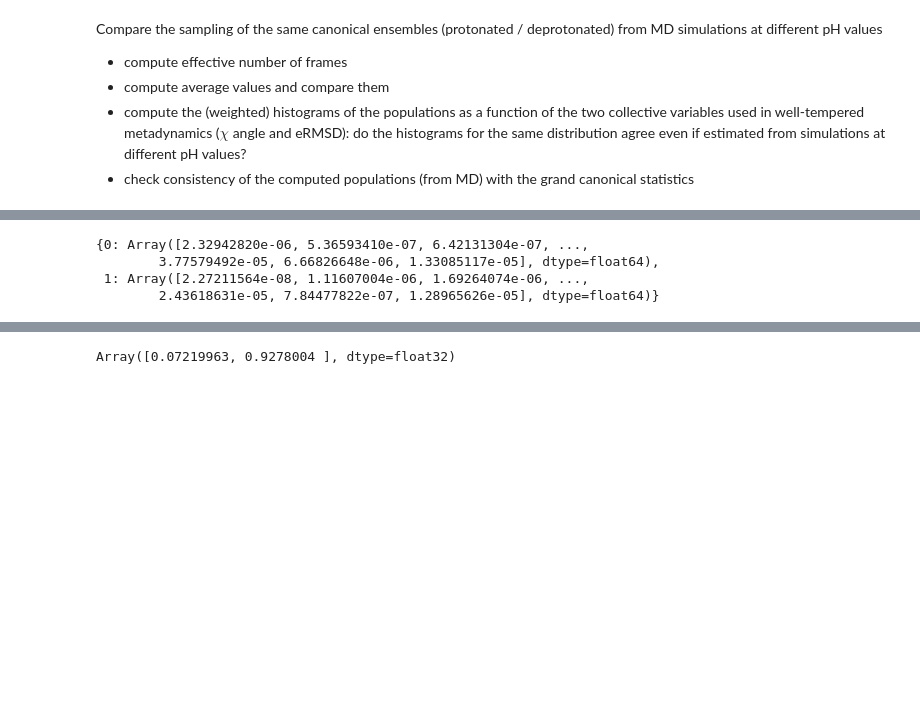
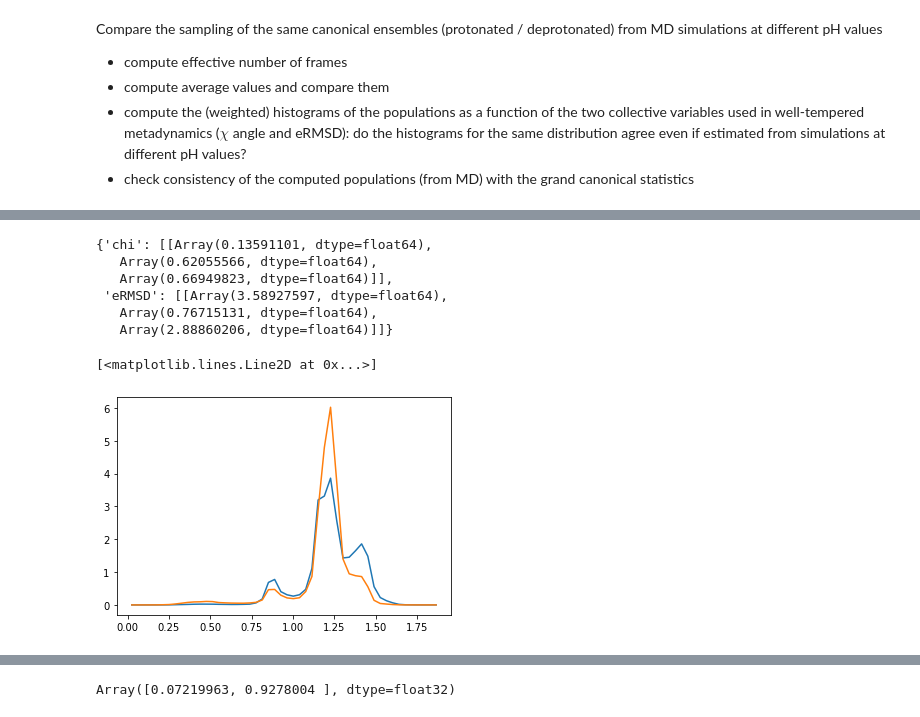
Before and after one commit to Tomfersil/pH-integration, a Jupyter notebook: ph_refine.ipynb, the cells around one changed output, grey strips where cells are left out. Saved outputs shown, nothing was run; the diff lists cells and outputs as text; code cells hidden in the pictures; blank space fills up the shorter version.

Commit message:
implementing compute_consistency function

```diff
--- a/ph_refine.ipynb
+++ b/ph_refine.ipynb
@@ -493,5 +493,7 @@ now, let's use the previous cells to implement a function `load_ph_data` that ha
 # %%
 from ph_refine import load_ph_data
 # %%
-data = load_ph_data(path = 'Simulation-data', mol_name = 'A3mer', obs_names = ['chi', 'eRMSD'],
-                 ph_vals = [3.00, 3.50, 4.00], ref_ph = 4.00, g_exp = None, sigma_exp = None)
+ph_vals = {'A3mer' : [3.00, 3.50, 4.00], 'A5mer' : [3.50, 4.00, 4.50]}
+
+data = load_ph_data(path='Simulation-data', mol_name='A3mer', obs_names=['chi', 'eRMSD'],
+                 ph_vals=ph_vals['A3mer'], ref_ph=4.00, g_exp=None, sigma_exp=None)
@@ -505,8 +527,3 @@ Compare the sampling of the same canonical ensembles (protonated / deprotonated)
 - compute average values and compare them
 - compute the (weighted) histograms of the populations as a function of the two collective variables used in well-tempered metadynamics ($\chi$ angle and eRMSD): do the histograms for the same distribution agree even if estimated from simulations at different pH values?
 - check consistency of the computed populations (from MD) with the grand canonical statistics
-# %%
-split_weights = {}
-
-for n_prot in data.ns_prot:
-    split_weights[n_prot] = []
@@ -597,9 +608,0 @@ eff_n_frames
-# %%
-n_prot = 0
-
-data.p0s[n_prot][0 : data.legend_weights[n_prot][1]]
-# %% [output]
-{0: Array([2.32942820e-06, 5.36593410e-07, 6.42131304e-07, ...,
-        3.77579492e-05, 6.66826648e-06, 1.33085117e-05], dtype=float64),
- 1: Array([2.27211564e-08, 1.11607004e-06, 1.69264074e-06, ...,
-        2.43618631e-05, 7.84477822e-07, 1.28965626e-05], dtype=float64)}
@@ -605,0 +644,21 @@ data.p0s[n_prot][0 : data.legend_weights[n_prot][1]]
+# %%
+def compute_dkl(p, p0, if_zero = False):
+    """
+    Compute the Kullback-Leibler divergence between `p` and `p0`.
+    If `if_zero` is True, then remove from `p` and `p0` the points with `p0 = 0` so that no `inf` value
+    will be returned. To check that this modification is just due to statistical fluctuation, return also
+    the total removed probability.
+    """
+
+    p0 = p0[p != 0]
+    p = p[p != 0]
+
+    if if_zero:
+        tot = np.sum(p[p0 == 0])
+        p = p[p0 != 0]
+        p0 = p0[p0 != 0]
+
+    dkl = np.sum(p*np.log(p/p0))
+
+    if if_zero: return dkl, tot
+    else: return dkl
@@ -605,0 +708,15 @@ data.p0s[n_prot][0 : data.legend_weights[n_prot][1]]
+# %%
+my_dkls
+# %% [output]
+{'chi': [[Array(0.13591101, dtype=float64),
+   Array(0.62055566, dtype=float64),
+   Array(0.66949823, dtype=float64)]],
+ 'eRMSD': [[Array(3.58927597, dtype=float64),
+   Array(0.76715131, dtype=float64),
+   Array(2.88860206, dtype=float64)]]}
+# %%
+plt.plot(my_bins['eRMSD'][0][:-1], my_hists['eRMSD'][0][0])
+plt.plot(my_bins['eRMSD'][0][:-1], my_hists['eRMSD'][0][1])
+# %% [output]
+[<matplotlib.lines.Line2D at 0x...>]
+[figure, added]
```
Also changed, not shown: parts of 15 cells of this notebook.
